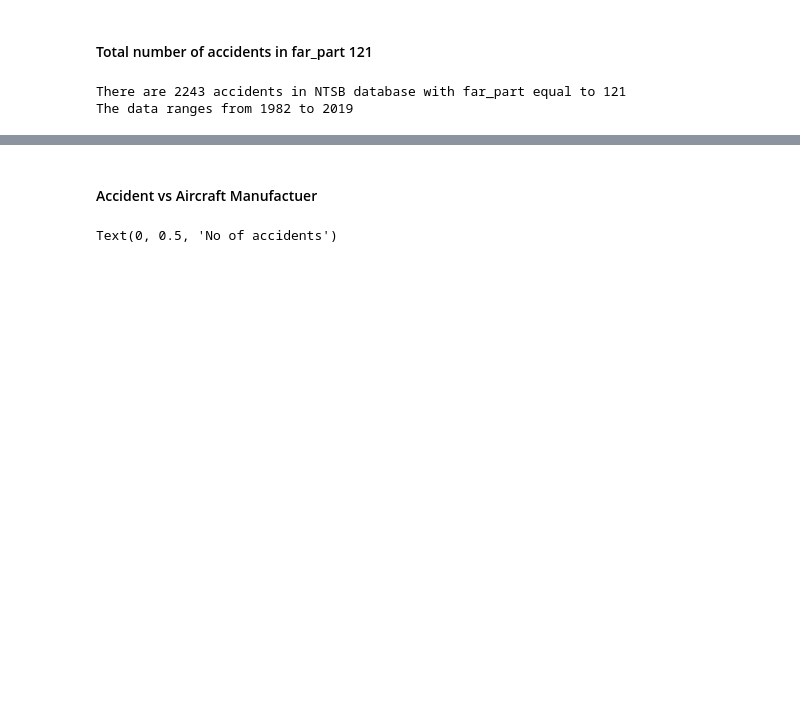
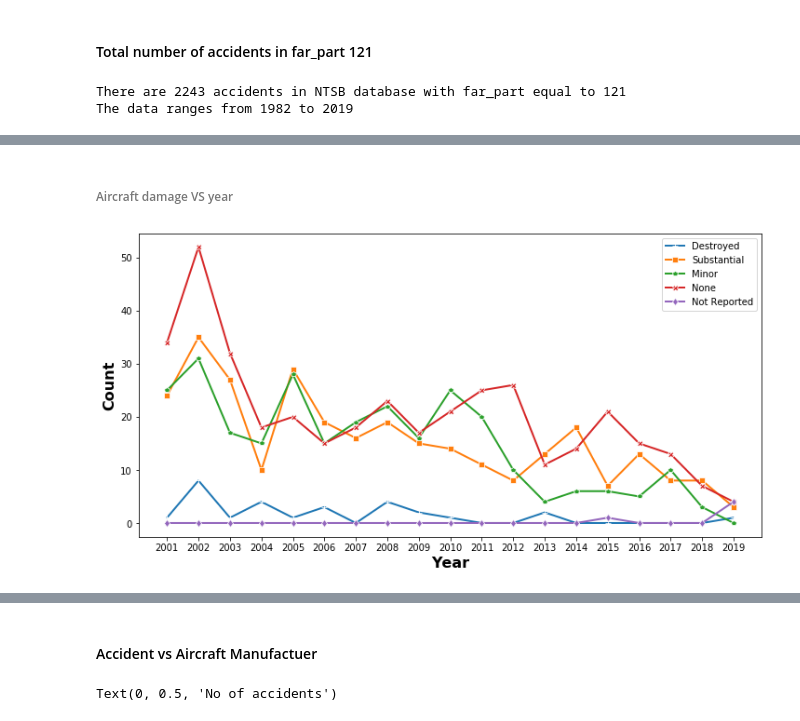
Before and after one commit to zxgcqupt/NTSB_Bayesian_Network, a Jupyter notebook: main.ipynb, the cells around one changed output, grey strips where cells are left out. Saved outputs shown, nothing was run; the diff lists cells and outputs as text; code cells hidden in the pictures; blank space fills up the shorter version.

```diff
--- a/main.ipynb
+++ b/main.ipynb
@@ -50,0 +135,25 @@ The data ranges from 1982 to 2019
+# %%
+idx = aircraftResult.index[aircraftResult['ev_year'] == '2000']
+
+aircraftResult.drop(list(idx), inplace = True)
+# %% [markdown]
+###### Aircraft damage VS year
+# %%
+aircraft_DEST_res = aircraftResult[aircraftResult['damage'] == 'DEST'].sort_values(by=['ev_year'])
+aircraft_SERS_res = aircraftResult[aircraftResult['damage'] == 'SUBS'].sort_values(by=['ev_year'])
+aircraft_MINR_res = aircraftResult[aircraftResult['damage'] == 'MINR'].sort_values(by=['ev_year'])
+aircraft_NONE_res = aircraftResult[aircraftResult['damage'] == 'NONE'].sort_values(by=['ev_year'])
+aircraft_UNKN_res = aircraftResult[aircraftResult['damage'] == 'Not Reported'].sort_values(by=['ev_year'])
+
+fig, ax = plt.subplots(figsize=(12, 6))
+sns.lineplot(aircraft_DEST_res['ev_year'].values, aircraft_DEST_res['count'].values, marker = '+', lw = 2)
+sns.lineplot(aircraft_SERS_res['ev_year'].values, aircraft_SERS_res['count'].values, marker = 's', lw = 2)
+sns.lineplot(aircraft_MINR_res['ev_year'].values, aircraft_MINR_res['count'].values, marker = 'p', lw = 2)
+sns.lineplot(aircraft_NONE_res['ev_year'].values, aircraft_NONE_res['count'].values, marker = 'X', lw = 2)
+sns.lineplot(aircraft_UNKN_res['ev_year'].values, aircraft_UNKN_res['count'].values, marker = 'd', lw = 2)
+plt.legend(['Destroyed', 'Substantial', 'Minor', 'None', 'Not Reported'])
+plt.xlabel('Year', fontsize = 16, fontweight = 'bold')
+plt.ylabel('Count', fontsize = 16, fontweight = 'bold')
+plt.savefig('damage_vs_year.pdf')
+# %% [output]
+[figure, added]
```
Also changed, not shown: parts of 49 cells of this notebook.
